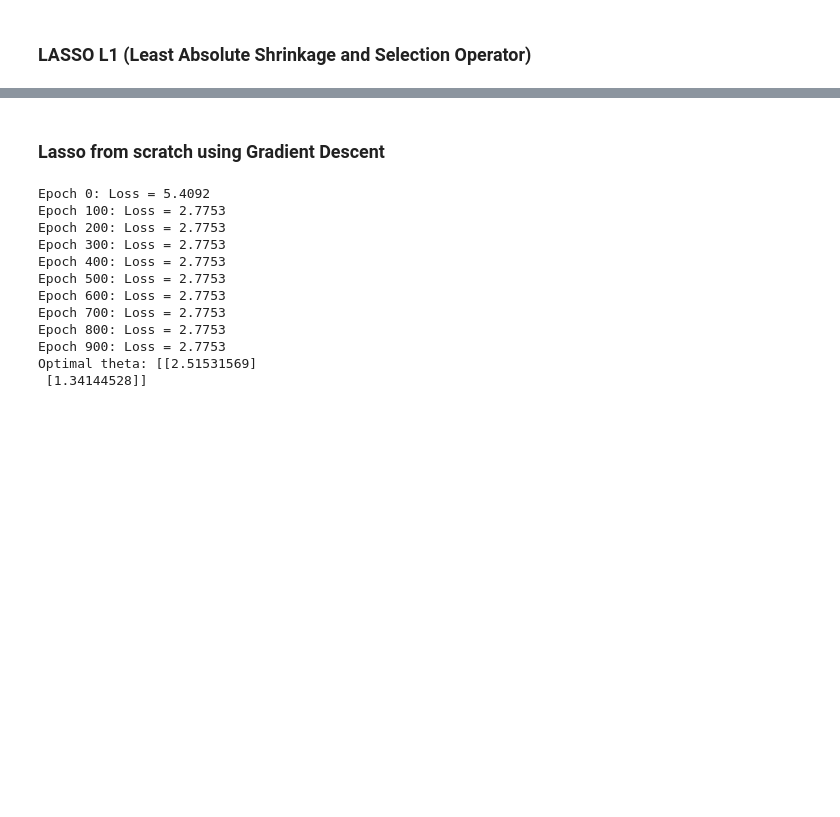
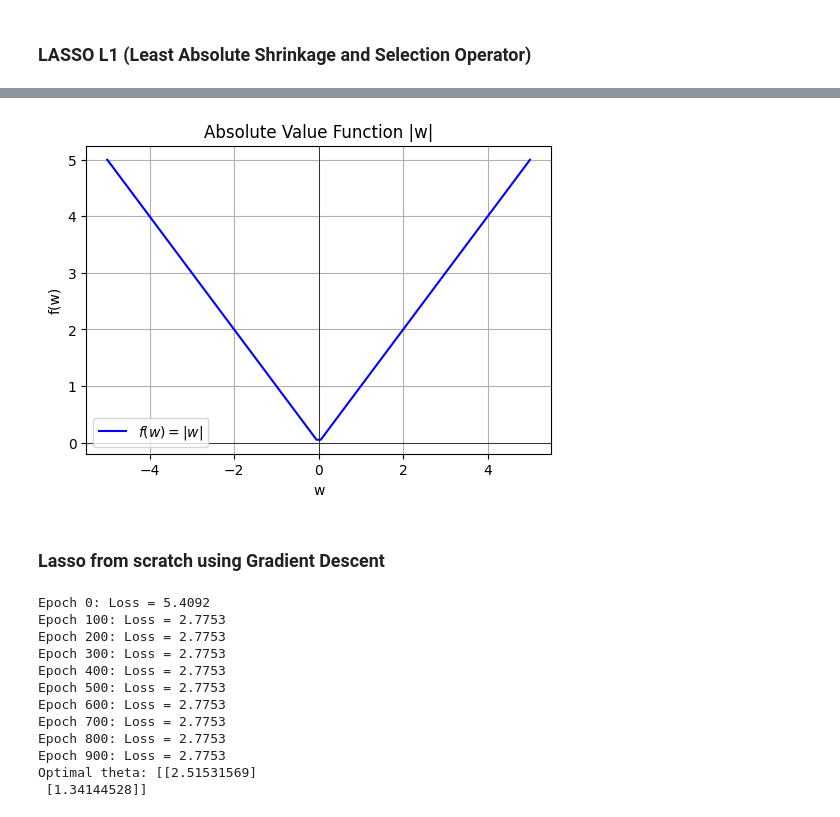
Before and after one commit to palakkmaheshwari/regularization, a Jupyter notebook: lasso_regression.ipynb, the cells around one changed output, grey strips where cells are left out. Saved outputs shown, nothing was run; the diff lists cells and outputs as text; code cells hidden in the pictures; blank space fills up the shorter version.

```diff
--- a/lasso_regression.ipynb
+++ b/lasso_regression.ipynb
@@ -12,3 +21,21 @@ from sklearn.linear_model import Ridge
+# %%
+# Define w values
+w = np.linspace(-5, 5, 100)
+f_w = np.abs(w)  # Absolute function
+
+# Plot
+plt.figure(figsize=(6, 4))
+plt.plot(w, f_w, label=r'$f(w) = |w|$', color='b')
+plt.axhline(0, color='black', linewidth=0.5)
+plt.axvline(0, color='black', linewidth=0.5)
+plt.xlabel("w")
+plt.ylabel("f(w)")
+plt.title("Absolute Value Function |w|")
+plt.legend()
+plt.grid()
+plt.show()
+# %% [output]
+[figure, added]
 # %% [markdown]
 ### Lasso from scratch using Gradient Descent
 # %%
```
Also changed, not shown: parts of 2 cells of this notebook.
